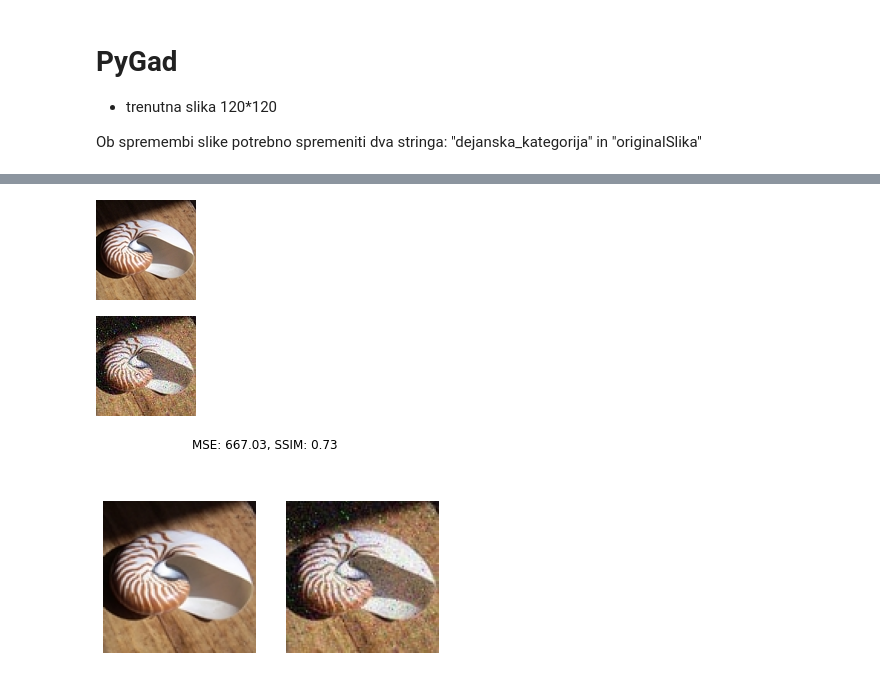
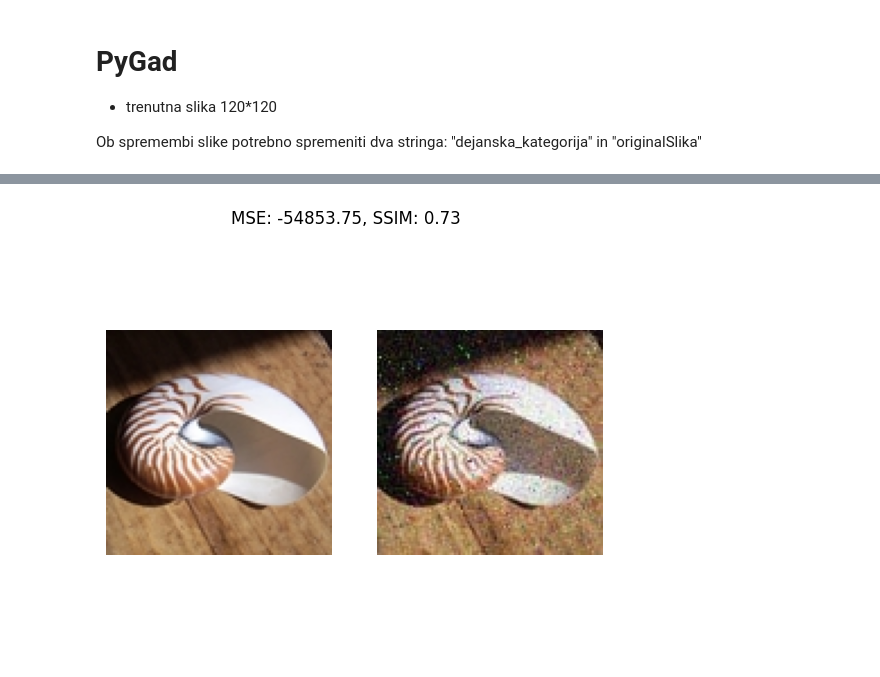
Before and after one commit to KukovecRok/Adversarial-image-perturbation-AlexNet-NiaPy-GARI, a Jupyter notebook: AlexNetDiplomskaColab.ipynb, the cells around one changed output, grey strips where cells are left out. Drawn from its saved outputs; the diff is of its cells as text; code cells hidden in the pictures; blank space fills up the shorter version.

```diff
--- a/AlexNetDiplomskaColab.ipynb
+++ b/AlexNetDiplomskaColab.ipynb
@@ -8,3 +8,6 @@ GoogleColab = False
 if GoogleColab:
     from google.colab import drive
     drive.mount('/content/gdrive') # Preverjanje pristnosti..
+    path = "/content/gdrive/MyDrive/Colab Notebooks"
+else:
+    path = "./content/gdrive/MyDrive/Colab Notebooks"
@@ -40,10 +43,13 @@ display(Image('./content/gdrive/MyDrive/Colab Notebooks/slike/tiger.jpg')) # Sli
 # %%
 import random, os
 # Prikaz nakljucne slike
-path = "./content/gdrive/MyDrive/Colab Notebooks/slike/ILSVRC2010_val/"
+if GoogleColab:
+    path_to_images = "/content/gdrive/MyDrive/Colab Notebooks/slike/ILSVRC2010_val/"
+else:
+    path_to_images = "./content/gdrive/MyDrive/Colab Notebooks/slike/ILSVRC2010_val/"
 random_file = random.choice([
-    x for x in os.listdir(path)
-    if os.path.isfile(os.path.join(path, x))
+    x for x in os.listdir(path_to_images)
+    if os.path.isfile(os.path.join(path_to_images, x))
 ])
-Image(path+random_file)
+Image(path_to_images+random_file)
 # %% [output]
@@ -668,8 +684,8 @@ Algoritem to trdi z zagotovostvjo 8.02%
 def MSE(imageA, imageB):
     # the 'Mean Squared Error' between the two images is the
     # sum of the squared difference between the two images;
-    err = np.sum((imageA.astype("float") - imageB.astype("float")) ** 2)
-    err /= float(imageA.shape[0] * imageA.shape[1])
+    err = np.sum(numpy.float32(imageA) - numpy.float32(imageB) ** 2)
+    err /= numpy.float32(imageA.shape[0] * imageA.shape[1])
     # return the MSE, the lower the error, the more "similar"
     # the two images are
     return err
@@ -684,11 +700,11 @@ def compare_images(imageA, imageB):
     plt.suptitle("MSE: %.2f, SSIM: %.2f" % (m, s))
     # show first image
     ax = fig.add_subplot(1, 2, 1)
-    plt.imshow(imageA, cmap = plt.cm.gray)
+    plt.imshow(imageA, cmap = None)
     plt.axis("off")
     # show the second image
     ax = fig.add_subplot(1, 2, 2)
-    plt.imshow(imageB, cmap = plt.cm.gray)
+    plt.imshow(imageB, cmap = None)
     plt.axis("off")
     # show the images
     plt.show()
@@ -943,14 +954,21 @@ dfPravilni.to_excel("/content/gdrive/MyDrive/Colab Notebooks/pravilnoNapovedaniI
 # %%
-Prvotna = cv2.imread('/content/gdrive/MyDrive/Colab Notebooks/slike/chambered nautilus, pearly nautilus, nautilus.JPEG') # Branje slike # SPREMEMBA SLIKE - SPREMEMBA STRINGA!
-Poustvarjena = cv2.imread('/content/gdrive/MyDrive/Colab Notebooks/slike/Recreated_images/nautlius2-recreated.jpg') # Branje slike # SPREMEMBA SLIKE - SPREMEMBA STRINGA!
-cv2_imshow(Prvotna) # prikaz slike z OpenCV
-cv2_imshow(Poustvarjena) # prikaz slike z OpenCV
+Prvotna = cv2.imread(path+'/slike/chambered nautilus, pearly nautilus, nautilus.JPEG') # Branje slike # SPREMEMBA SLIKE - SPREMEMBA STRINGA!
+Poustvarjena = cv2.imread(path+'/slike/Recreated_images/nautlius2-recreated.jpg') # Branje slike # SPREMEMBA SLIKE - SPREMEMBA STRINGA!
+if GoogleColab:
+    cv2_imshow(Prvotna) # prikaz slike z OpenCV
+    cv2_imshow(Poustvarjena) # prikaz slike z OpenCV
+else:
+    cv2.imshow("ovkir", Prvotna)
+    cv2.waitKey(0)
+    #imshow(Prvotna)
+    cv2.imshow("ovkir2", Poustvarjena)
+    cv2.waitKey(0)
+    #imshow(Poustvarjena)
+
 Prvotna = Prvotna[:,:,::-1]
 Poustvarjena = Poustvarjena[:,:,::-1]
 err = compare_images(Prvotna, Poustvarjena)
 # %% [output]
-[figure, old version]
+[figure, new version]
-[figure, removed]
-[figure, removed]
 # %%
 ######Agama
```
Also changed, not shown: parts of 19 cells of this notebook, 2 other files.
